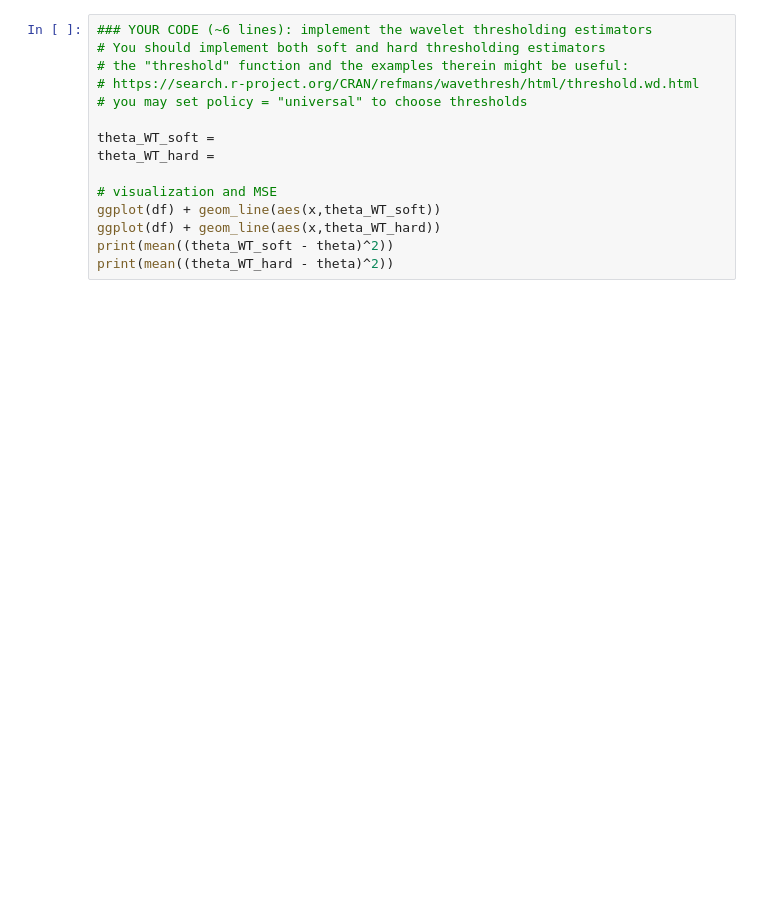
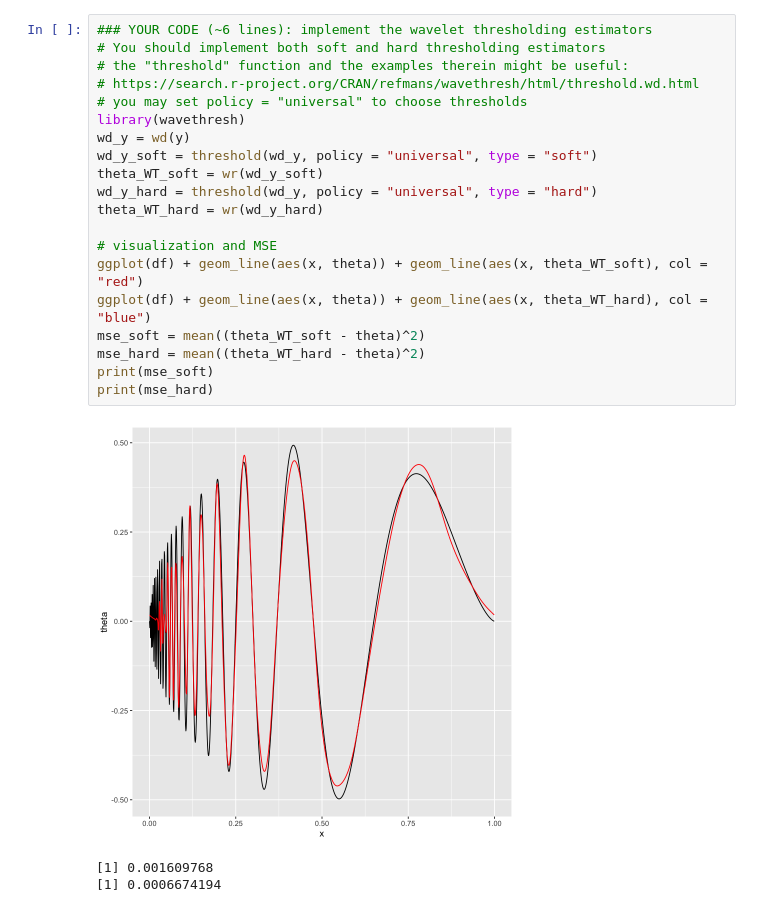
Before and after one commit to devt287/applied_stat, a Jupyter notebook: HW8_P4.ipynb, the cells around one changed output. Drawn from its saved outputs; the diff is of its cells as text; blank space fills up the shorter version.

```diff
--- a/HW8_P4.ipynb
+++ b/HW8_P4.ipynb
@@ -81,15 +159,24 @@ print(mean((theta_fft - theta)^2))
 # %%
 ### YOUR CODE (~6 lines): implement the wavelet thresholding estimators
 # You should implement both soft and hard thresholding estimators
 # the "threshold" function and the examples therein might be useful:
 # https://search.r-project.org/CRAN/refmans/wavethresh/html/threshold.wd.html
 # you may set policy = "universal" to choose thresholds
-
-theta_WT_soft =
-theta_WT_hard =
+library(wavethresh)
+wd_y = wd(y)
+wd_y_soft = threshold(wd_y, policy = "universal", type = "soft")
+theta_WT_soft = wr(wd_y_soft)
+wd_y_hard = threshold(wd_y, policy = "universal", type = "hard")
+theta_WT_hard = wr(wd_y_hard)
 
 # visualization and MSE
-ggplot(df) + geom_line(aes(x,theta_WT_soft))
-ggplot(df) + geom_line(aes(x,theta_WT_hard))
-print(mean((theta_WT_soft - theta)^2))
-print(mean((theta_WT_hard - theta)^2))
+ggplot(df) + geom_line(aes(x, theta)) + geom_line(aes(x, theta_WT_soft), col = "red")
+ggplot(df) + geom_line(aes(x, theta)) + geom_line(aes(x, theta_WT_hard), col = "blue")
+mse_soft = mean((theta_WT_soft - theta)^2)
+mse_hard = mean((theta_WT_hard - theta)^2)
+print(mse_soft)
+print(mse_hard)
+# %% [output]
+[figure, added]
+[1] 0.001609768
+[1] 0.0006674194
```
Also changed, not shown: parts of 7 cells of this notebook.
